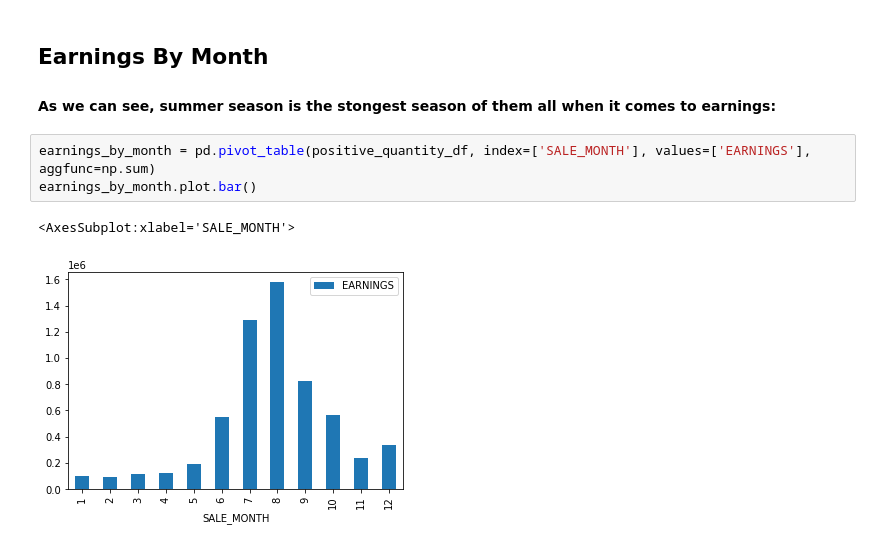
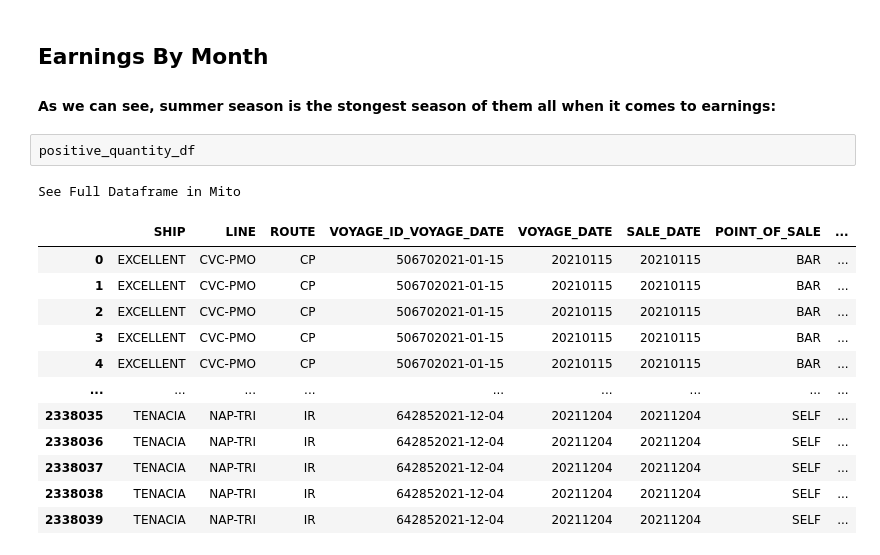
Before and after one commit to nirlevy11998/Academy.DataScience.MenuOptimization, a Jupyter notebook: ItalyMenu.ipynb, the cells around one changed output. Saved outputs shown, nothing was run; the diff lists cells and outputs as text.

```diff
--- a/ItalyMenu.ipynb
+++ b/ItalyMenu.ipynb
@@ -85,9 +125,19 @@ earnings_by_ship.plot.bar()
 # %% [markdown]
 <h2>Earnings By Month</h2>
 <h4>As we can see, <strong>summer</strong> season is the stongest season of them all when it comes to earnings:</h4>
-# %%
-earnings_by_month = pd.pivot_table(positive_quantity_df, index=['SALE_MONTH'], values=['EARNINGS'], aggfunc=np.sum)
-earnings_by_month.plot.bar()
-# %% [output]
-<AxesSubplot:xlabel='SALE_MONTH'>
-[figure, removed]
+# %%
+positive_quantity_df
+# %% [output]
+See Full Dataframe in Mito
+|  | SHIP | LINE | ROUTE | VOYAGE_ID_VOYAGE_DATE | VOYAGE_DATE | SALE_DATE | POINT_OF_SALE | ... |
+| 0 | EXCELLENT | CVC-PMO | CP | 506702021-01-15 | 20210115 | 20210115 | BAR | ... |
+| 1 | EXCELLENT | CVC-PMO | CP | 506702021-01-15 | 20210115 | 20210115 | BAR | ... |
+| 2 | EXCELLENT | CVC-PMO | CP | 506702021-01-15 | 20210115 | 20210115 | BAR | ... |
+| 3 | EXCELLENT | CVC-PMO | CP | 506702021-01-15 | 20210115 | 20210115 | BAR | ... |
+| 4 | EXCELLENT | CVC-PMO | CP | 506702021-01-15 | 20210115 | 20210115 | BAR | ... |
+| ... | ... | ... | ... | ... | ... | ... | ... | ... |
+| 2338035 | TENACIA | NAP-TRI | IR | 642852021-12-04 | 20211204 | 20211204 | SELF | ... |
+| 2338036 | TENACIA | NAP-TRI | IR | 642852021-12-04 | 20211204 | 20211204 | SELF | ... |
+| 2338037 | TENACIA | NAP-TRI | IR | 642852021-12-04 | 20211204 | 20211204 | SELF | ... |
+| 2338038 | TENACIA | NAP-TRI | IR | 642852021-12-04 | 20211204 | 20211204 | SELF | ... |
+| 2338039 | TENACIA | NAP-TRI | IR | 642852021-12-04 | 20211204 | 20211204 | SELF | ... |
```
Also changed, not shown: parts of 11 cells of this notebook.
